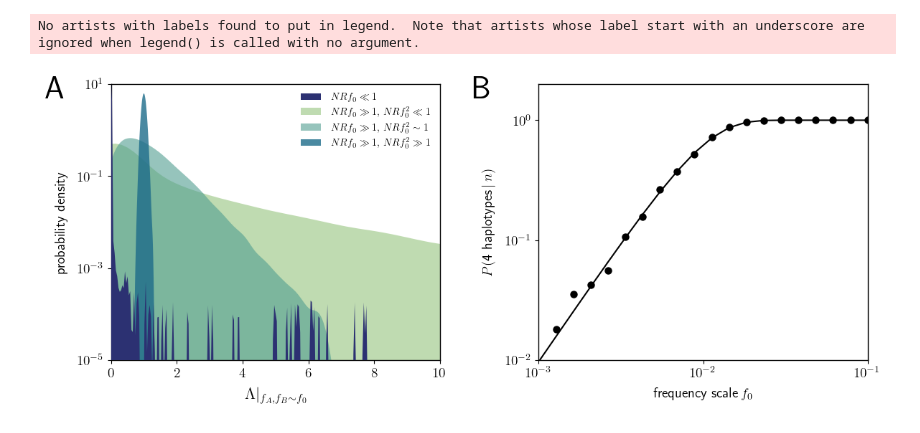
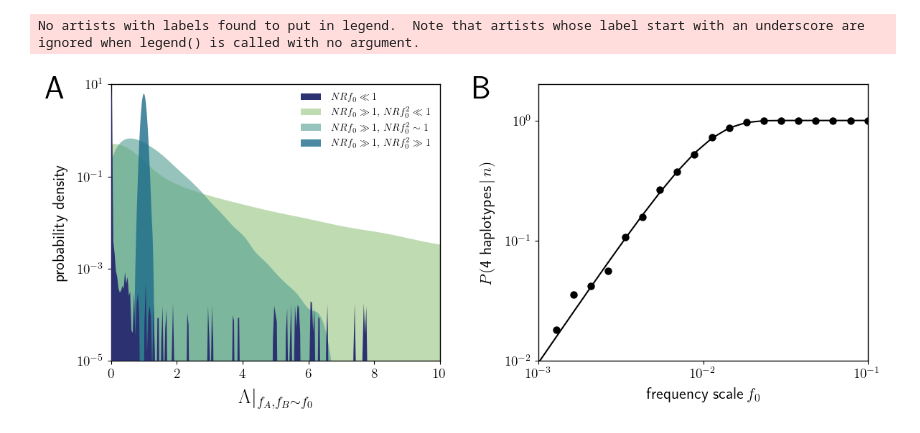
Before and after one commit to alyulina/linkage-equilibrium, a Jupyter notebook: figures/fig6.ipynb, the cells around one changed output. Saved outputs shown, nothing was run; the diff lists cells and outputs as text; code cells hidden in the pictures.

```diff
--- a/figures/fig6.ipynb
+++ b/figures/fig6.ipynb
@@ -149,8 +149,8 @@ for c in range(2):
         plt.xlim(0, 10)
         plt.ylim(1e-5, 1e1)
 
-        plt.ylabel(r"$\text{probability density}$", fontsize=14, labelpad=10);
-        plt.xlabel(r"$\Lambda\vert_{f_A, f_B \sim f_0}$", fontsize=16, labelpad=8);
+        plt.ylabel(r"$\text{probability density}$", fontsize=16, labelpad=10);
+        plt.xlabel(r"$\Lambda\vert_{f_A, f_B \sim f_0}$", fontsize=20, labelpad=8);
 
         plt.legend(frameon=False, fontsize=10, loc='upper right', handletextpad=1);
 
@@ -168,35 +168,33 @@ for c in range(2):
 
         # theory curve; see eq. in the main text
         alpha = 2 * N * r * four_gamete_f0s**2
         beta = 2 * N * r
         probs = 1 - np.power(beta / (beta + n), alpha)
 
         plt.plot(four_gamete_f0s, probs, linewidth=w, c='black')
         plt.scatter(four_gamete_f0s, four_gamete_prob, linewidth=w, c='black')
 
         plt.xscale('log')
         plt.yscale('log')
         plt.minorticks_off()
 
         plt.tick_params(axis='both', labelsize=14)
 
         plt.xticks([1e-3, 1e-2, 1e-1],
                    ['$10^{-3}$', '$10^{-2}$', '$10^{-1}$'])
         plt.yticks([1e-3, 1e-2, 1e-1, 1e0, 1e1],
                    ['$10^{-3}$', '$10^{-2}$', '$10^{-1}$', '$10^{0}$', '$10^{1}$'])
 
         plt.xlim(1e-3, 1e-1)
         plt.ylim(1e-2, 0.2e1)
 
-        plt.ylabel(r"$P(\text{4 haplotypes}\,|\,n)$", fontsize=14, labelpad=10);
-        plt.xlabel(r"$\text{frequency scale}\,f_0$", fontsize=14, labelpad=8);
-
-        plt.legend(frameon=False, fontsize=12, loc='lower right', handletextpad=1);
+        plt.ylabel(r"$P(\text{4 haplotypes}\,|\,n)$", fontsize=16, labelpad=10);
+        plt.xlabel(r"$\text{frequency scale}\,f_0$", fontsize=16, labelpad=8);
 
         plt.text(-0.2, 0.95, 'B', fontsize=32, fontweight='black', transform=ax.transAxes)
 
 
 plt.savefig('fig6.pdf',dpi=600,bbox_inches='tight')
 # %% [output]
 No artists with labels found to put in legend.  Note that artists whose label start with an underscore are ignored when legend() is called with no argument.
-[figure, old version]
+[figure, new version]
```
